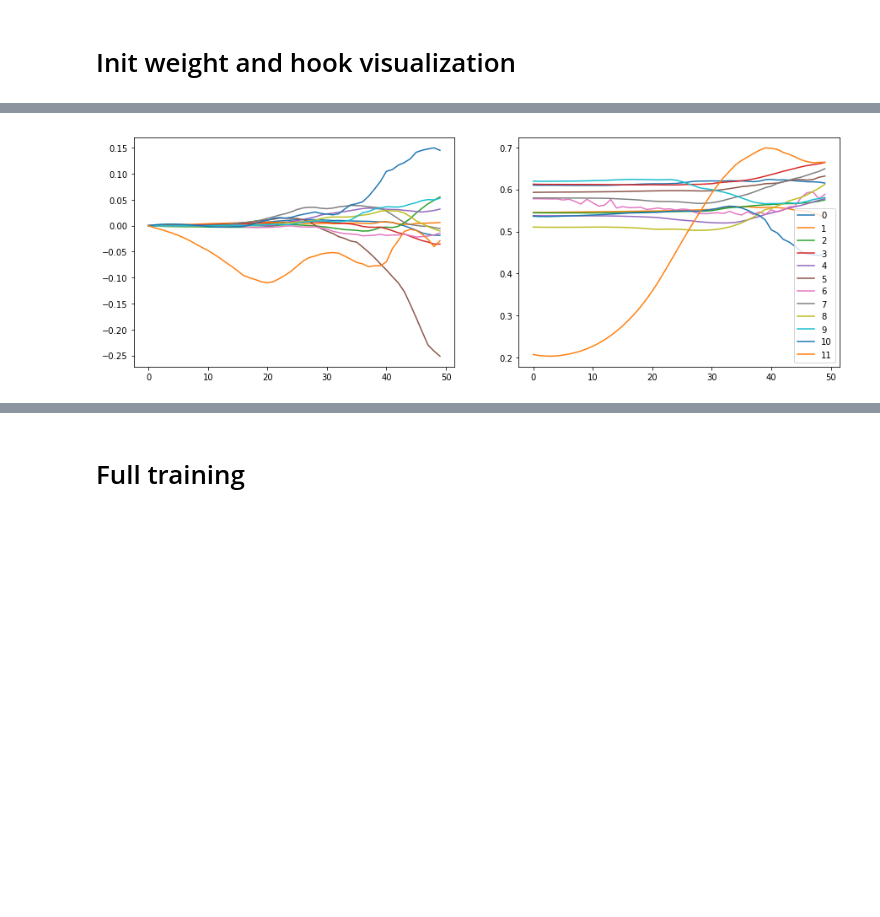
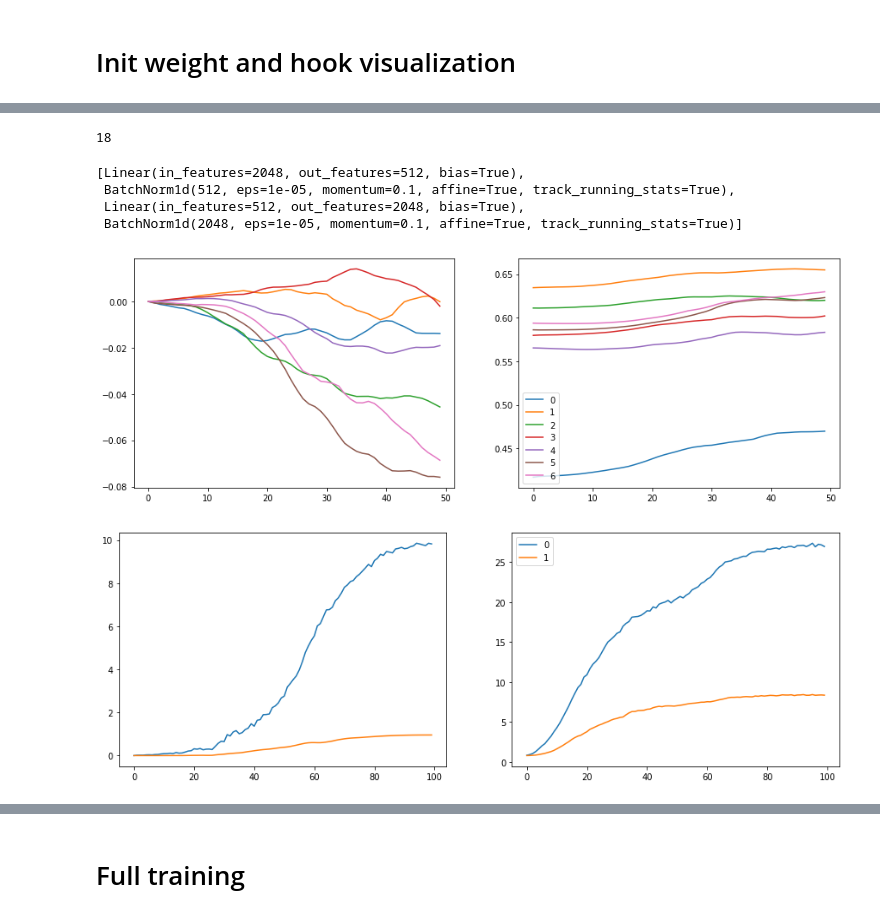
Before and after one commit to anhquan0412/fastai_v3p1, a Jupyter notebook: auto_encoder/conv_autoencoder.ipynb, the cells around one changed output, grey strips where cells are left out. Saved outputs shown, nothing was run; the diff lists cells and outputs as text; code cells hidden in the pictures; blank space fills up the shorter version.

```diff
--- a/auto_encoder/conv_autoencoder.ipynb
+++ b/auto_encoder/conv_autoencoder.ipynb
@@ -320,4 +316,19 @@ with Hooks(hook_layers,append_stats) as hooks:
+# %%
+len(hook_layers)
+# %% [output]
+18
+# %%
+hook_layers[7:11]
+# %% [output]
+[Linear(in_features=2048, out_features=512, bias=True),
+ BatchNorm1d(512, eps=1e-05, momentum=0.1, affine=True, track_running_stats=True),
+ Linear(in_features=512, out_features=2048, bias=True),
+ BatchNorm1d(2048, eps=1e-05, momentum=0.1, affine=True, track_running_stats=True)]
 # %%
-plot_mean_std(hook_layers,50)
+plot_mean_std(hook_layers[:7],50)
 # %% [output]
-[figure, old version]
+[figure, new version]
+# %%
+plot_mean_std([hook_layers[7],hook_layers[9]] ,100)
+# %% [output]
+[figure, added]
```
Also changed, not shown: parts of 27 cells of this notebook.
